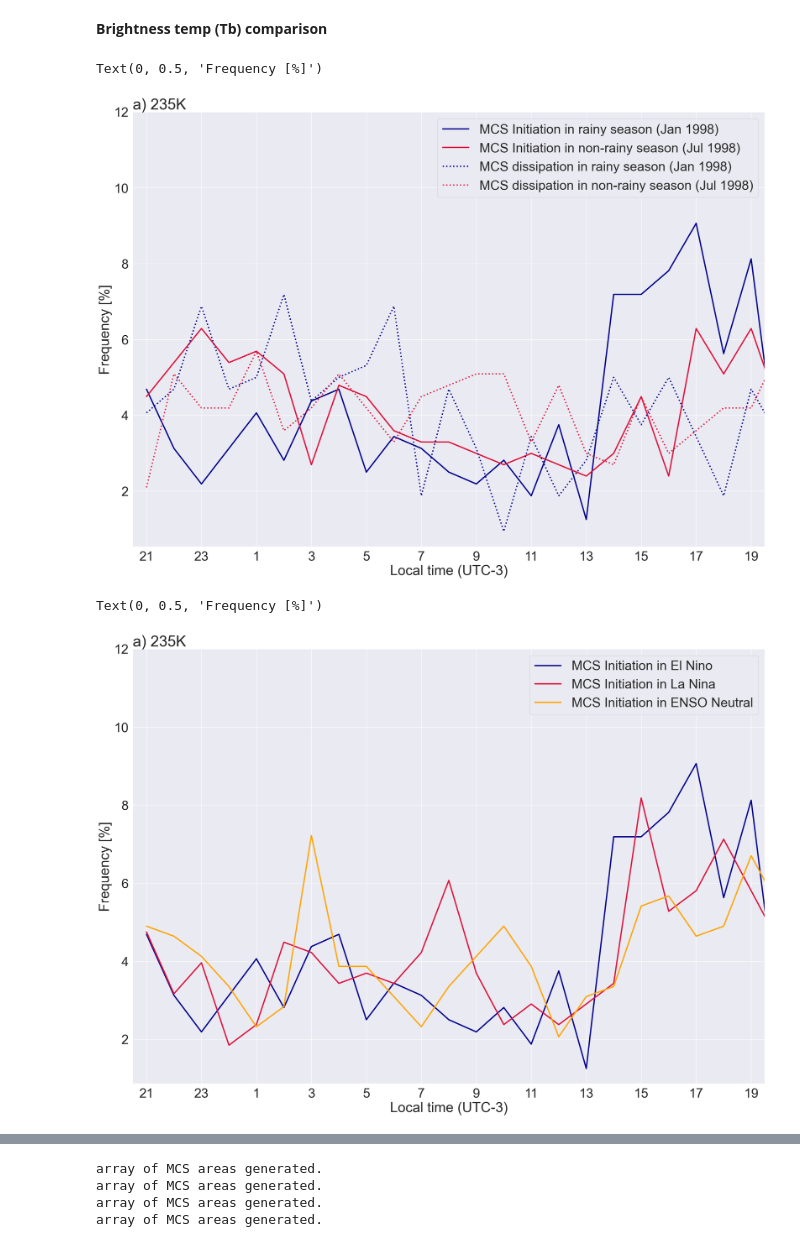
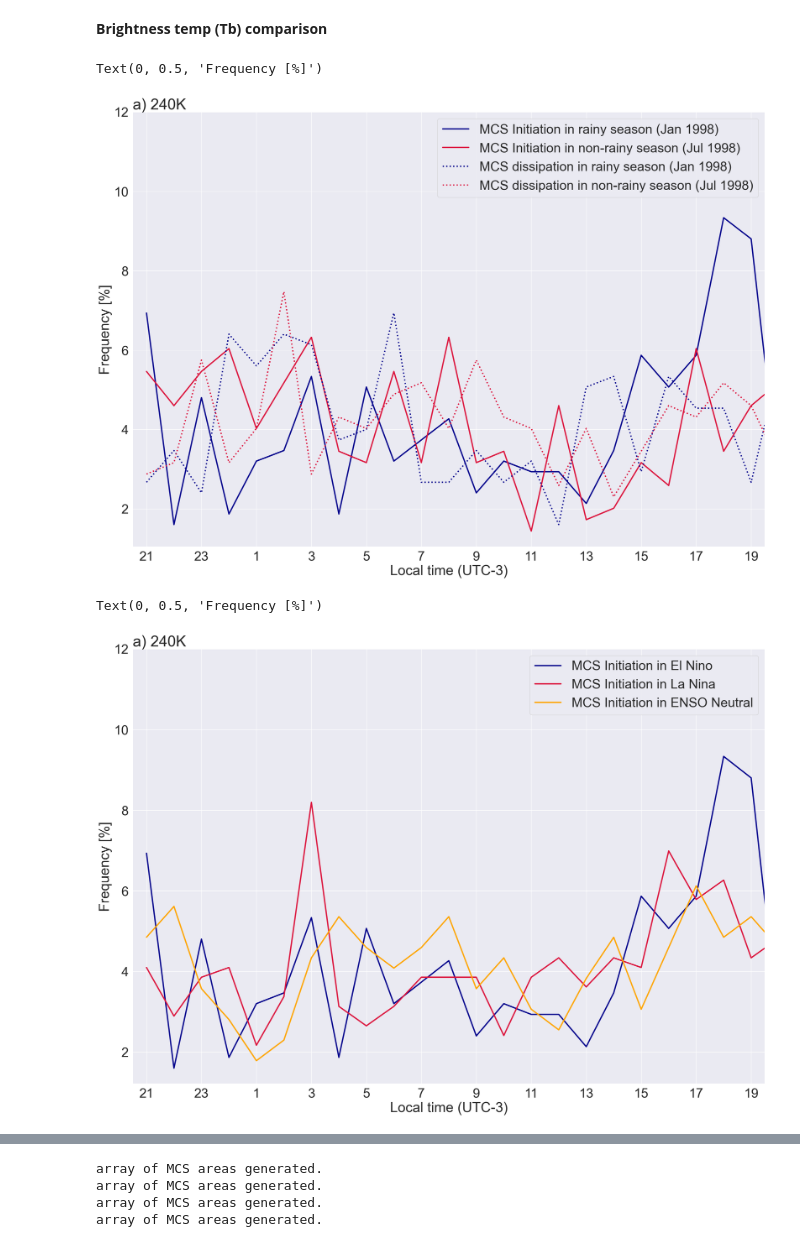
Before and after one commit to harrietgilmour/tobac_sensitivity, a Jupyter notebook: comparison_sensitivity_analysis.ipynb, the cells around one changed output, grey strips where cells are left out. Drawn from its saved outputs; the diff is of its cells as text; code cells hidden in the pictures.

```diff
--- a/comparison_sensitivity_analysis.ipynb
+++ b/comparison_sensitivity_analysis.ipynb
@@ -29,33 +31,33 @@ warnings.filterwarnings('ignore', category=pd.io.pytables.PerformanceWarning)
 **Brightness temp (Tb) comparison**
 # %%
 #read in the Track.h5 files for Jan 1998
-mcstracks_225_1998=pd.read_hdf('Save/Jan_1998/Track_225.h5','table')
-mcstracks_225_1998=pd.read_hdf('Save/Jan_1998/Track_225.h5','table')
-mcstracks_225_1998=pd.read_hdf('Save/Jan_1998/Track_225.h5','table')
-mcstracks_225_1998=pd.read_hdf('Save/Jan_1998/Track_225.h5','table')
+mcstracks_240_1998=pd.read_hdf('Save/Jan_1998/Track_240.h5','table')
+mcstracks_240_1998=pd.read_hdf('Save/Jan_1998/Track_240.h5','table')
+mcstracks_240_1998=pd.read_hdf('Save/Jan_1998/Track_240.h5','table')
+mcstracks_240_1998=pd.read_hdf('Save/Jan_1998/Track_240.h5','table')
 mcstracks_241_1998=pd.read_hdf('Save/Jan_1998/Track_241.h5','table')
 mcstracks_245_1998=pd.read_hdf('Save/Jan_1998/Track_245.h5','table')
 
 #read in the Track.h5 files for Jul 1998
-mcstracks_225_jul=pd.read_hdf('Save/Jul_1998/singleTb/Track_225.h5','table')
-mcstracks_225_jul=pd.read_hdf('Save/Jul_1998/singleTb/Track_225.h5','table')
-mcstracks_225_jul=pd.read_hdf('Save/Jul_1998/singleTb/Track_225.h5','table')
-mcstracks_225_jul=pd.read_hdf('Save/Jul_1998/singleTb/Track_225.h5','table')
+mcstracks_240_jul=pd.read_hdf('Save/Jul_1998/singleTb/Track_240.h5','table')
+mcstracks_240_jul=pd.read_hdf('Save/Jul_1998/singleTb/Track_240.h5','table')
+mcstracks_240_jul=pd.read_hdf('Save/Jul_1998/singleTb/Track_240.h5','table')
+mcstracks_240_jul=pd.read_hdf('Save/Jul_1998/singleTb/Track_240.h5','table')
 mcstracks_241_jul=pd.read_hdf('Save/Jul_1998/singleTb/Track_241.h5','table')
 mcstracks_245_jul=pd.read_hdf('Save/Jul_1998/singleTb/Track_245.h5','table')
 
 #read in the Track.h5 files for Jan 2000
-mcstracks_225_2000=pd.read_hdf('Save/Jan_2000/singleTb/Track_225.h5','table')
-mcstracks_225_2000=pd.read_hdf('Save/Jan_2000/singleTb/Track_225.h5','table')
-mcstracks_225_2000=pd.read_hdf('Save/Jan_2000/singleTb/Track_225.h5','table')
-mcstracks_225_2000=pd.read_hdf('Save/Jan_2000/singleTb/Track_225.h5','table')
+mcstracks_240_2000=pd.read_hdf('Save/Jan_2000/singleTb/Track_240.h5','table')
+mcstracks_240_2000=pd.read_hdf('Save/Jan_2000/singleTb/Track_240.h5','table')
+mcstracks_240_2000=pd.read_hdf('Save/Jan_2000/singleTb/Track_240.h5','table')
+mcstracks_240_2000=pd.read_hdf('Save/Jan_2000/singleTb/Track_240.h5','table')
 mcstracks_241_2000=pd.read_hdf('Save/Jan_2000/singleTb/Track_241.h5','table')
 mcstracks_245_2000=pd.read_hdf('Save/Jan_2000/singleTb/Track_245.h5','table')
 
 #read in the Track.h5 files for Jan 2005
-mcstracks_225_2005=pd.read_hdf('Save/Jan_2005/singleTb/Track_225.h5','table')
-mcstracks_225_2005=pd.read_hdf('Save/Jan_2005/singleTb/Track_225.h5','table')
-mcstracks_225_2005=pd.read_hdf('Save/Jan_2005/singleTb/Track_225.h5','table')
-mcstracks_225_2005=pd.read_hdf('Save/Jan_2005/singleTb/Track_225.h5','table')
+mcstracks_240_2005=pd.read_hdf('Save/Jan_2005/singleTb/Track_240.h5','table')
+mcstracks_240_2005=pd.read_hdf('Save/Jan_2005/singleTb/Track_240.h5','table')
+mcstracks_240_2005=pd.read_hdf('Save/Jan_2005/singleTb/Track_240.h5','table')
+mcstracks_240_2005=pd.read_hdf('Save/Jan_2005/singleTb/Track_240.h5','table')
 mcstracks_241_2005=pd.read_hdf('Save/Jan_2005/singleTb/Track_241.h5','table')
 mcstracks_245_2005=pd.read_hdf('Save/Jan_2005/singleTb/Track_245.h5','table')
@@ -127,14 +129,14 @@ f= 30
 lf= 30
 l=32
 
-plt.title('a) 225K ', loc='left', fontsize= 35 )
-plt.plot(np.arange(0,24), init_225_1998, label = 'MCS Initiation in rainy season (Jan 1998)', color= 'darkblue', linewidth = 3)
-plt.plot(np.arange(0,24), init_225_jul, label = 'MCS Initiation in non-rainy season (Jul 1998)', color= 'crimson', linewidth = 3)
-plt.plot(np.arange(0,24), diss_225_1998, label = 'MCS dissipation in rainy season (Jan 1998)', color= 'darkblue', linewidth = 3, linestyle = 'dotted')
-plt.plot(np.arange(0,24), diss_225_jul, label = 'MCS dissipation in non-rainy season (Jul 1998)', color= 'crimson', linewidth = 3, linestyle = 'dotted')
+plt.title('a) 240K ', loc='left', fontsize= 35 )
+plt.plot(np.arange(0,24), init_240_1998, label = 'MCS Initiation in rainy season (Jan 1998)', color= 'darkblue', linewidth = 3)
+plt.plot(np.arange(0,24), init_240_jul, label = 'MCS Initiation in non-rainy season (Jul 1998)', color= 'crimson', linewidth = 3)
+plt.plot(np.arange(0,24), diss_240_1998, label = 'MCS dissipation in rainy season (Jan 1998)', color= 'darkblue', linewidth = 3, linestyle = 'dotted')
+plt.plot(np.arange(0,24), diss_240_jul, label = 'MCS dissipation in non-rainy season (Jul 1998)', color= 'crimson', linewidth = 3, linestyle = 'dotted')
 
-#plt.plot(np.arange(0,24), init_225_2000, label = 'initiation ', color= 'teal', linewidth = 3)
-#plt.plot(np.arange(0,24), init_225_2005, label = 'initiation ', color= 'purple', linewidth = 3)
+#plt.plot(np.arange(0,24), init_240_2000, label = 'initiation ', color= 'teal', linewidth = 3)
+#plt.plot(np.arange(0,24), init_240_2005, label = 'initiation ', color= 'purple', linewidth = 3)
 plt.legend(fontsize=lf)
 
 a= np.arange(21,24,2)
@@ -151,42 +153,42 @@ plt.xlabel('Local time (UTC-3)', fontsize= l)
 plt.ylabel('Frequency [%]', fontsize= l)
 # %% [output]
 Text(0, 0.5, 'Frequency [%]')
-[figure, old version]
+[figure, new version]
 # %%
 #plot of initiation time of MCSs
 import seaborn as sns
 sns.set()
 
 plt.figure(figsize=(26,18))
 f= 30
 lf= 30
 l=32
 
-plt.title('a) 225K ', loc='left', fontsize= 35 )
-plt.plot(np.arange(0,24), init_225_1998, label = 'MCS Initiation in El Nino', color= 'darkblue', linewidth = 3)
-plt.plot(np.arange(0,24), init_225_2000, label = 'MCS Initiation in La Nina', color= 'crimson', linewidth = 3)
-plt.plot(np.arange(0,24), init_225_2005, label = 'MCS Initiation in ENSO Neutral', color= 'orange', linewidth = 3)
+plt.title('a) 240K ', loc='left', fontsize= 35 )
+plt.plot(np.arange(0,24), init_240_1998, label = 'MCS Initiation in El Nino', color= 'darkblue', linewidth = 3)
+plt.plot(np.arange(0,24), init_240_2000, label = 'MCS Initiation in La Nina', color= 'crimson', linewidth = 3)
+plt.plot(np.arange(0,24), init_240_2005, label = 'MCS Initiation in ENSO Neutral', color= 'orange', linewidth = 3)
 
 
-#plt.plot(np.arange(0,24), init_225_2000, label = 'initiation ', color= 'teal', linewidth = 3)
-#plt.plot(np.arange(0,24), init_225_2005, label = 'initiation ', color= 'purple', linewidth = 3)
+#plt.plot(np.arange(0,24), init_240_2000, label = 'initiation ', color= 'teal', linewidth = 3)
+#plt.plot(np.arange(0,24), init_240_2005, label = 'initiation ', color= 'purple', linewidth = 3)
 plt.legend(fontsize=lf)
 
 a= np.arange(21,24,2)
 b= np.arange(1,20,2)
 localtime= np.append(a, b)
 
 labels=localtime.astype(str)
 plt.yticks(np.arange(2,14,2),fontsize=f)
 plt.xticks(np.arange(0,23)[::2],labels=labels, fontsize= f)
 #plt.yticklabels(plt.get_yticks(),fontsize=f)
 #plt.xticklabels(labels,fontsize= f)
 plt.xlim(-0.5,22.5)
 plt.xlabel('Local time (UTC-3)', fontsize= l)
 plt.ylabel('Frequency [%]', fontsize= l)
 # %% [output]
 Text(0, 0.5, 'Frequency [%]')
-[figure, old version]
+[figure, new version]
 # %%
 #plot of initiation time of MCSs
 import seaborn as sns
```
Also changed, not shown: parts of 18 cells of this notebook.
